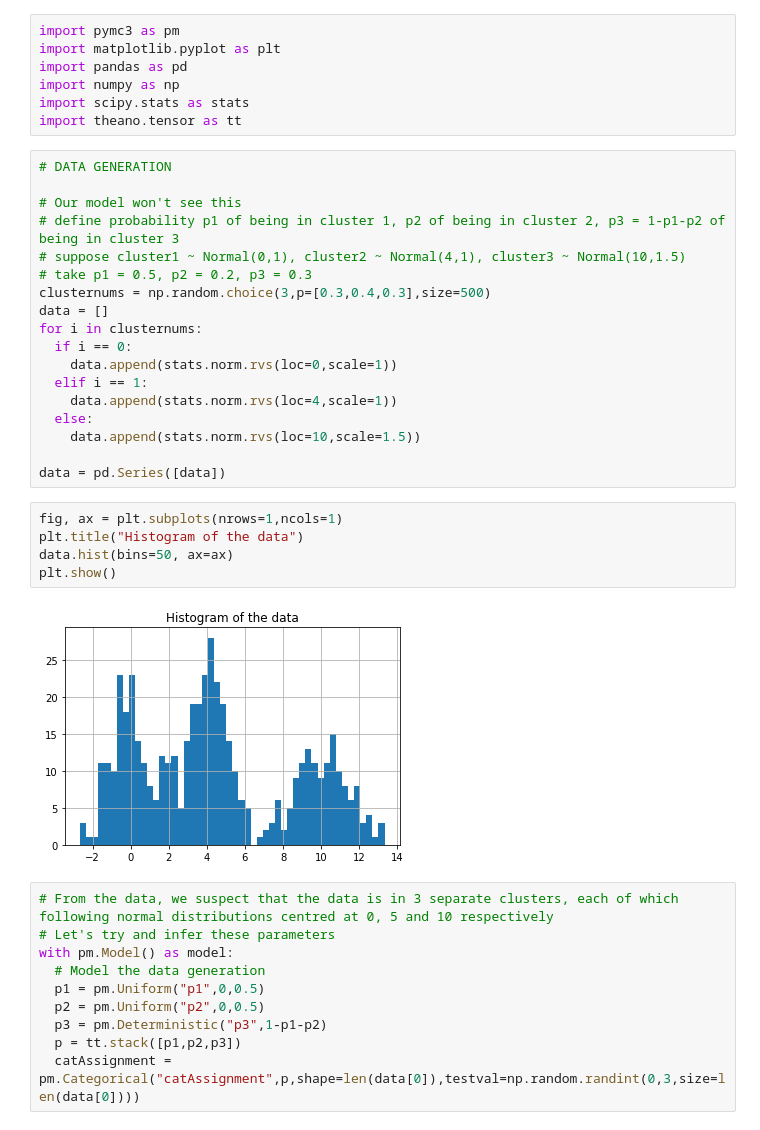
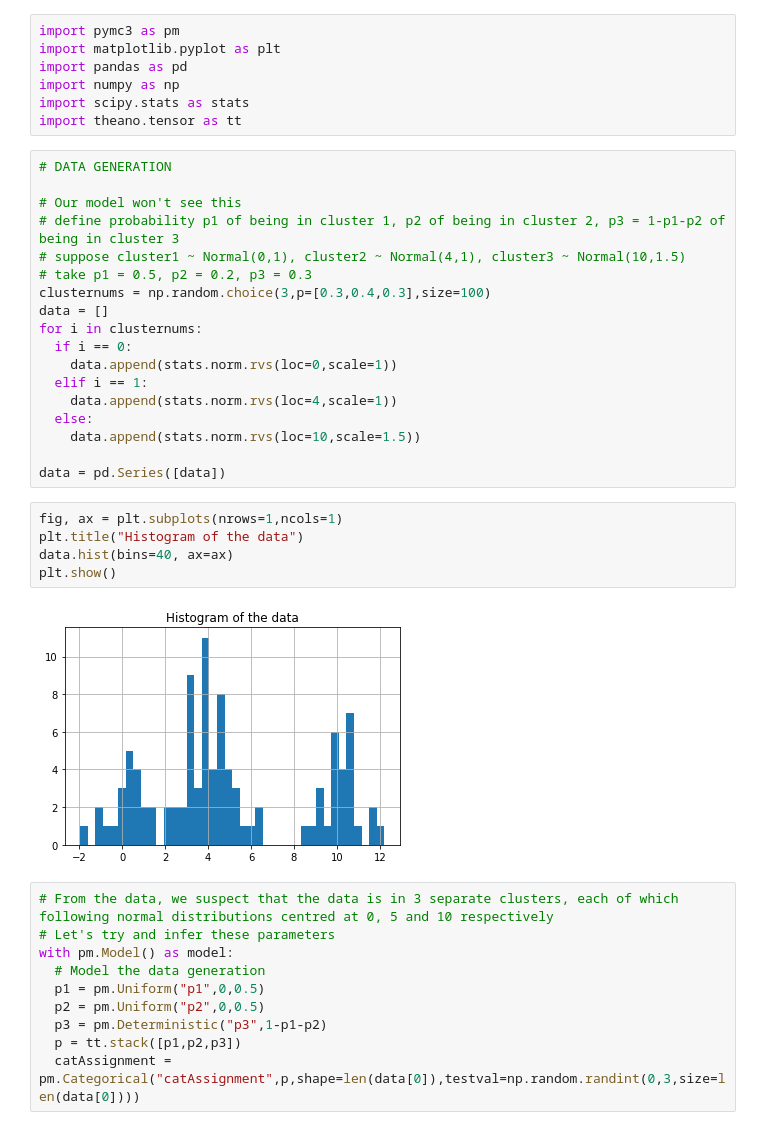
Before and after one commit to rushilg99/Bayesian-Stats, a Jupyter notebook: clusterinference.ipynb, the cells around one changed output. Saved outputs shown, nothing was run; the diff lists cells and outputs as text.

```diff
--- a/clusterinference.ipynb
+++ b/clusterinference.ipynb
@@ -12,7 +12,7 @@ import theano.tensor as tt
 # define probability p1 of being in cluster 1, p2 of being in cluster 2, p3 = 1-p1-p2 of being in cluster 3
 # suppose cluster1 ~ Normal(0,1), cluster2 ~ Normal(4,1), cluster3 ~ Normal(10,1.5)
 # take p1 = 0.5, p2 = 0.2, p3 = 0.3
-clusternums = np.random.choice(3,p=[0.3,0.4,0.3],size=500)
+clusternums = np.random.choice(3,p=[0.3,0.4,0.3],size=100)
 data = []
 for i in clusternums:
   if i == 0:
@@ -26,10 +26,10 @@ data = pd.Series([data])
 # %%
 fig, ax = plt.subplots(nrows=1,ncols=1)
 plt.title("Histogram of the data")
-data.hist(bins=50, ax=ax)
+data.hist(bins=40, ax=ax)
 plt.show()
 # %% [output]
-[figure, old version]
+[figure, new version]
 # %%
 # From the data, we suspect that the data is in 3 separate clusters, each of which following normal distributions centred at 0, 5 and 10 respectively
 # Let's try and infer these parameters
```
Also changed, not shown: parts of 2 cells of this notebook.
